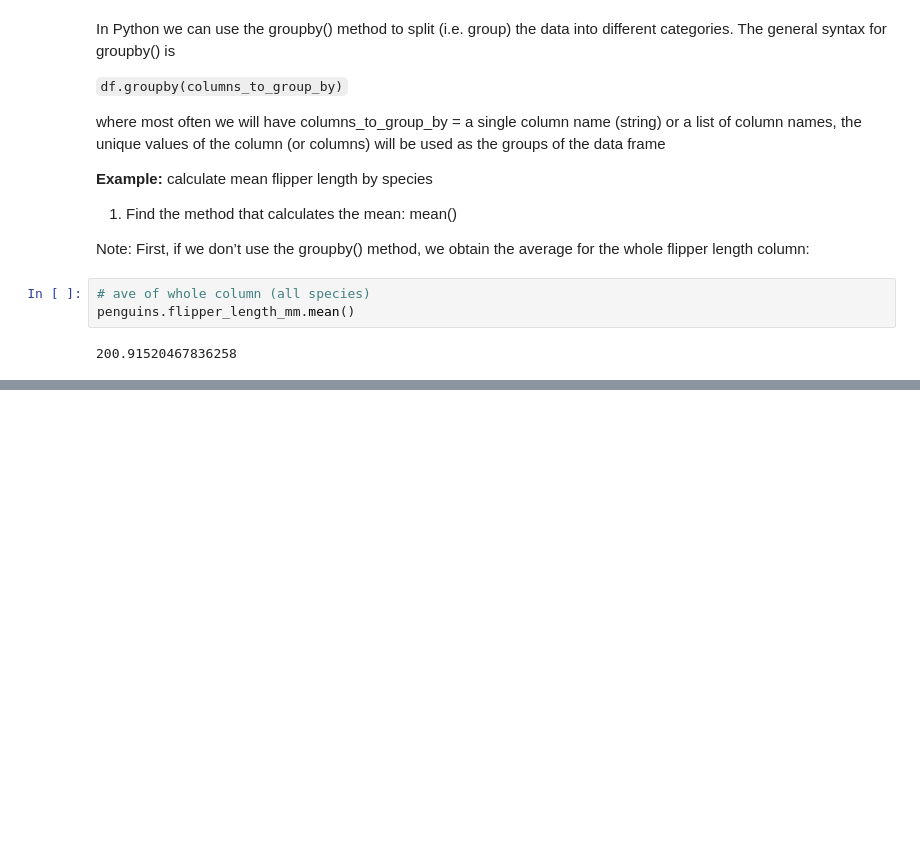
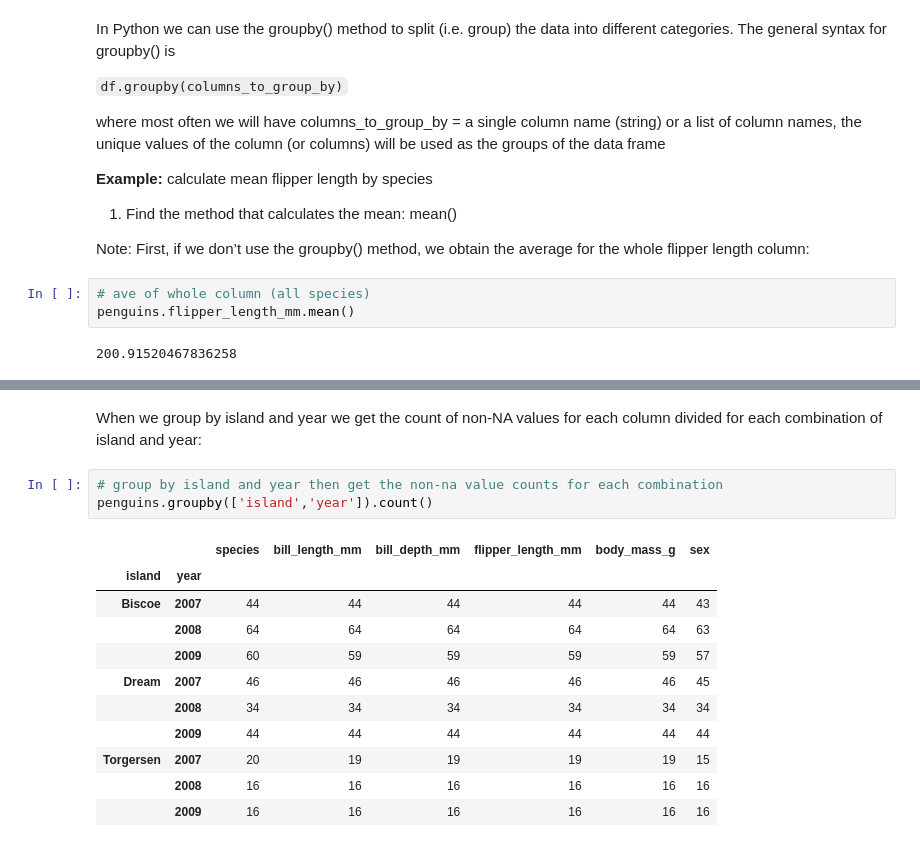
Before and after one commit to cnordheim-maestas/eds-220, a Jupyter notebook: grouping-lecture-notes-10-18.ipynb, the cells around one changed output, grey strips where cells are left out. Saved outputs shown, nothing was run; the diff lists cells and outputs as text; blank space fills up the shorter version.

Commit message:
end of grouping

```diff
--- a/grouping-lecture-notes-10-18.ipynb
+++ b/grouping-lecture-notes-10-18.ipynb
@@ -103,0 +149,17 @@ penguins.flipper_length_mm.mean()
+# %% [markdown]
+When we group by island and year we get the count of non-NA values for each column divided for each combination of island and year:
+# %%
+# group by island and year then get the non-na value counts for each combination
+penguins.groupby(['island','year']).count()
+# %% [output]
+|  |  | species | bill_length_mm | bill_depth_mm | flipper_length_mm | body_mass_g | sex |
+| island | year |  |  |  |  |  |  |
+| Biscoe | 2007 | 44 | 44 | 44 | 44 | 44 | 43 |
+|  | 2008 | 64 | 64 | 64 | 64 | 64 | 63 |
+|  | 2009 | 60 | 59 | 59 | 59 | 59 | 57 |
+| Dream | 2007 | 46 | 46 | 46 | 46 | 46 | 45 |
+|  | 2008 | 34 | 34 | 34 | 34 | 34 | 34 |
+|  | 2009 | 44 | 44 | 44 | 44 | 44 | 44 |
+| Torgersen | 2007 | 20 | 19 | 19 | 19 | 19 | 15 |
+|  | 2008 | 16 | 16 | 16 | 16 | 16 | 16 |
+|  | 2009 | 16 | 16 | 16 | 16 | 16 | 16 |
```
Also changed, not shown: parts of 7 cells of this notebook.
